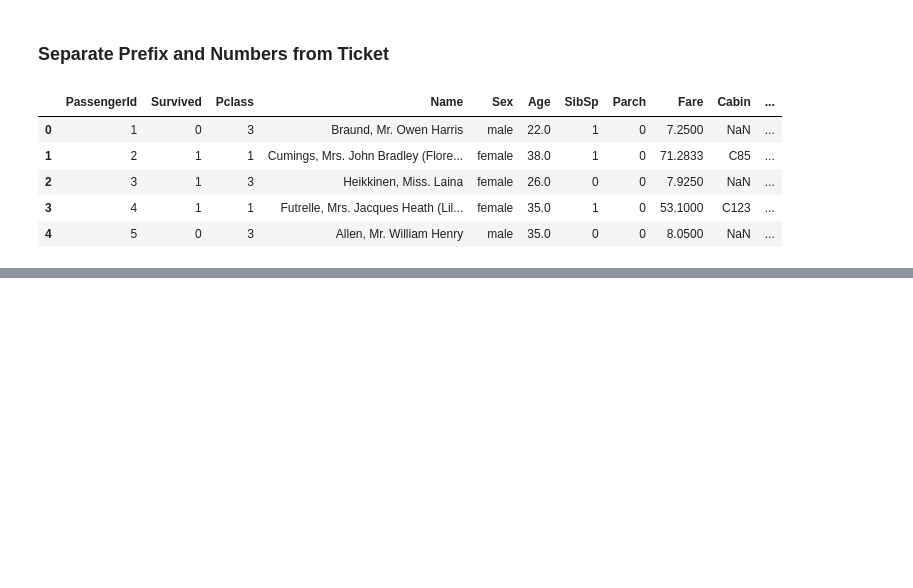
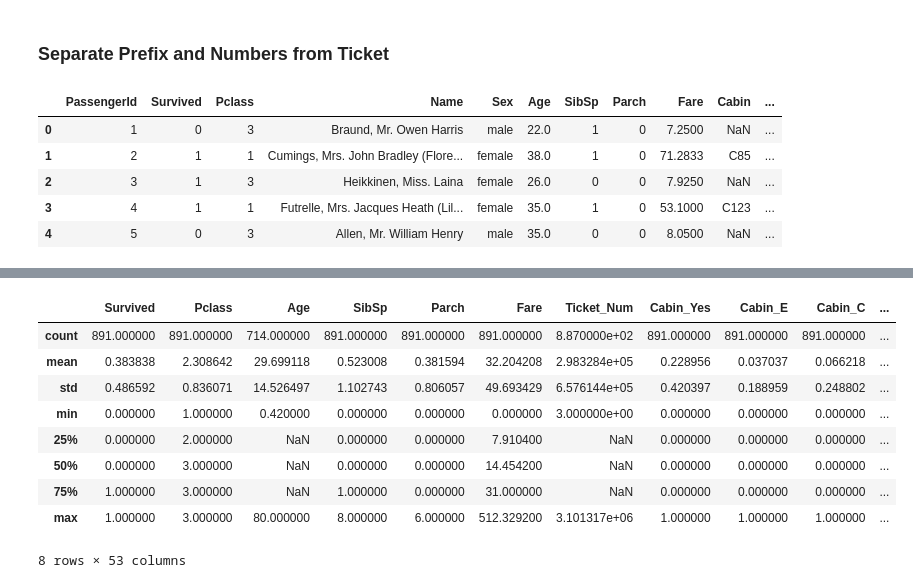
Before and after one commit to JBryan1/Kaggle, a Jupyter notebook: Titanic/Data Wrangling.ipynb, the cells around one changed output, grey strips where cells are left out. Saved outputs shown, nothing was run; the diff lists cells and outputs as text; code cells hidden in the pictures; blank space fills up the shorter version.

```diff
--- a/Titanic/Data Wrangling.ipynb
+++ b/Titanic/Data Wrangling.ipynb
@@ -41,0 +85,17 @@ titanic.head(5)
+# %%
+cabin = list(titanic.Cabin.unique()) #Obtain list of unqiue Cabin numbers
+
+def uniqueLetters(cabin):
+    '''Input list of unique Cabin numbers and output unique letters from entire list'''
+    uniq_letters = set()
+    for e in cabin:
+        if type(e) is not str:
+            next
+        else:
+            f = list(set(e))
+            f = list(filter(lambda i: not str.isdigit(i), f))
+            uniq_letters.update(f)
+    uniq_letters.discard(" ")
+    return uniq_letters
+
+uniqueLetters(cabin)
@@ -41,0 +106,15 @@ titanic.head(5)
+# %%
+uniqueLetters = uniqueLetters(cabin) #Retrieve unique
+
+#Create numeric binary columns for each letter
+for letter in uniqueLetters:
+    titanic["Cabin_" + letter] = 0
+
+#Fill data for each column letter
+for letter in uniqueLetters: #Iterate over each unqiue letter from Cabin number in data
+    for index, row in titanic.iterrows(): #Iterate over each row of data
+        if type(row["Cabin"]) != float: #Continue if Cabin value is not floating, which would mean not NaN
+            if row["Cabin"].find(letter) != -1: #Look to see if unique letter is in Cabin value for row
+                titanic.loc[index,"Cabin_" + letter] = 1 #Assign 1 if unique Cabin letter is found
+
+titanic = titanic.drop('Cabin', 1) #drop Cabin column
@@ -41,0 +133,2 @@ titanic.head(5)
+# %%
+titanic = titanic.drop(["PassengerId","Name"], 1)
@@ -41,0 +146,7 @@ titanic.head(5)
+# %%
+#Add dummy variables
+titanic = titanic.join(pd.get_dummies(titanic["Sex"]))
+titanic = titanic.join(pd.get_dummies(titanic["Embarked"], prefix="Embarked"))
+titanic = titanic.join(pd.get_dummies(titanic["Ticket_Prefix"], prefix="Ticket_Prefix"))
+titanic = titanic.drop(["Sex","Embarked","Ticket_Prefix"], 1)
+titanic.head(5)
@@ -41,0 +161,13 @@ titanic.head(5)
+# %%
+titanic.describe()
+# %% [output]
+|  | Survived | Pclass | Age | SibSp | Parch | Fare | Ticket_Num | Cabin_Yes | Cabin_E | Cabin_C | ... |
+| count | 891.000000 | 891.000000 | 714.000000 | 891.000000 | 891.000000 | 891.000000 | 8.870000e+02 | 891.000000 | 891.000000 | 891.000000 | ... |
+| mean | 0.383838 | 2.308642 | 29.699118 | 0.523008 | 0.381594 | 32.204208 | 2.983284e+05 | 0.228956 | 0.037037 | 0.066218 | ... |
+| std | 0.486592 | 0.836071 | 14.526497 | 1.102743 | 0.806057 | 49.693429 | 6.576144e+05 | 0.420397 | 0.188959 | 0.248802 | ... |
+| min | 0.000000 | 1.000000 | 0.420000 | 0.000000 | 0.000000 | 0.000000 | 3.000000e+00 | 0.000000 | 0.000000 | 0.000000 | ... |
+| 25% | 0.000000 | 2.000000 | NaN | 0.000000 | 0.000000 | 7.910400 | NaN | 0.000000 | 0.000000 | 0.000000 | ... |
+| 50% | 0.000000 | 3.000000 | NaN | 0.000000 | 0.000000 | 14.454200 | NaN | 0.000000 | 0.000000 | 0.000000 | ... |
+| 75% | 1.000000 | 3.000000 | NaN | 1.000000 | 0.000000 | 31.000000 | NaN | 0.000000 | 0.000000 | 0.000000 | ... |
+| max | 1.000000 | 3.000000 | 80.000000 | 8.000000 | 6.000000 | 512.329200 | 3.101317e+06 | 1.000000 | 1.000000 | 1.000000 | ... |
+8 rows × 53 columns
```
Also changed, not shown: parts of 20 cells of this notebook, 3 other files.
